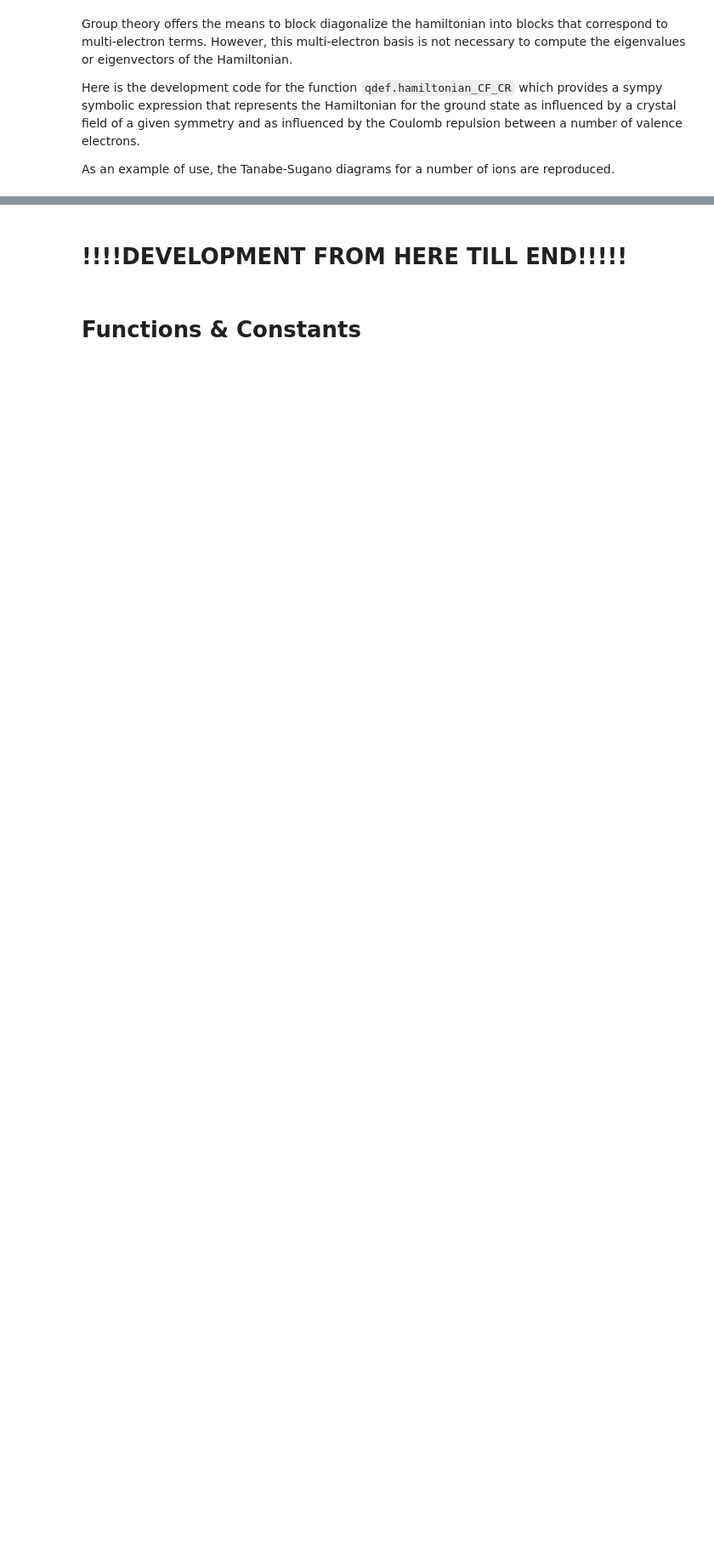
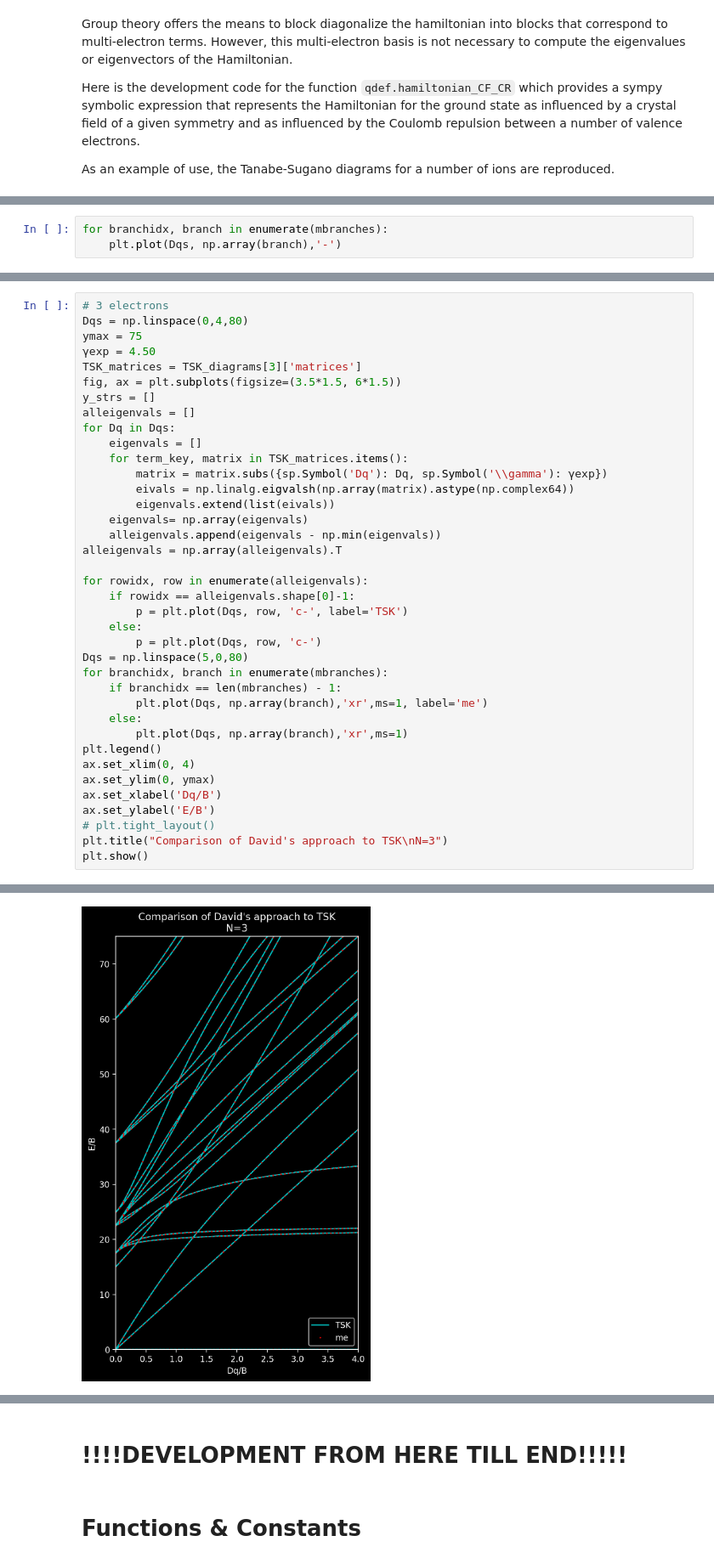
Before and after one commit to zia-lab/qdef, a Jupyter notebook: SansGT.ipynb, the cells around one changed output, grey strips where cells are left out. Shown at 85% size. Cells and saved outputs as stored; diff of their text form; blank space fills up the shorter version.

```diff
--- a/SansGT.ipynb
+++ b/SansGT.ipynb
@@ -46,0 +590,3 @@ Reloading /Users/juan/Zia Lab/Codebase/qdef/data/CPGs.pkl ...
+# %%
+for branchidx, branch in enumerate(mbranches):
+    plt.plot(Dqs, np.array(branch),'-')
@@ -46,0 +595,39 @@ Reloading /Users/juan/Zia Lab/Codebase/qdef/data/CPGs.pkl ...
+# %%
+# 3 electrons
+Dqs = np.linspace(0,4,80)
+ymax = 75
+γexp = 4.50
+TSK_matrices = TSK_diagrams[3]['matrices']
+fig, ax = plt.subplots(figsize=(3.5*1.5, 6*1.5))
+y_strs = []
+alleigenvals = []
+for Dq in Dqs:
+    eigenvals = []
+    for term_key, matrix in TSK_matrices.items():
+        matrix = matrix.subs({sp.Symbol('Dq'): Dq, sp.Symbol('\\gamma'): γexp})
+        eivals = np.linalg.eigvalsh(np.array(matrix).astype(np.complex64))
+        eigenvals.extend(list(eivals))
+    eigenvals= np.array(eigenvals)
+    alleigenvals.append(eigenvals - np.min(eigenvals))
+alleigenvals = np.array(alleigenvals).T
+
+for rowidx, row in enumerate(alleigenvals):
+    if rowidx == alleigenvals.shape[0]-1:
+        p = plt.plot(Dqs, row, 'c-', label='TSK')
+    else:
+        p = plt.plot(Dqs, row, 'c-')
+Dqs = np.linspace(5,0,80)
+for branchidx, branch in enumerate(mbranches):
+    if branchidx == len(mbranches) - 1:
+        plt.plot(Dqs, np.array(branch),'xr',ms=1, label='me')
+    else:
+        plt.plot(Dqs, np.array(branch),'xr',ms=1)
+plt.legend()
+ax.set_xlim(0, 4)
+ax.set_ylim(0, ymax)
+ax.set_xlabel('Dq/B')
+ax.set_ylabel('E/B')
+# plt.tight_layout()
+plt.title("Comparison of David's approach to TSK\nN=3")
+plt.show()
+# %% [output]
@@ -47,2 +635,3 @@ Reloading /Users/juan/Zia Lab/Codebase/qdef/data/CPGs.pkl ...
+[figure, added]
 # %%
 sparse = True
```
Also changed, not shown: parts of 29 cells of this notebook, 17 other files.
